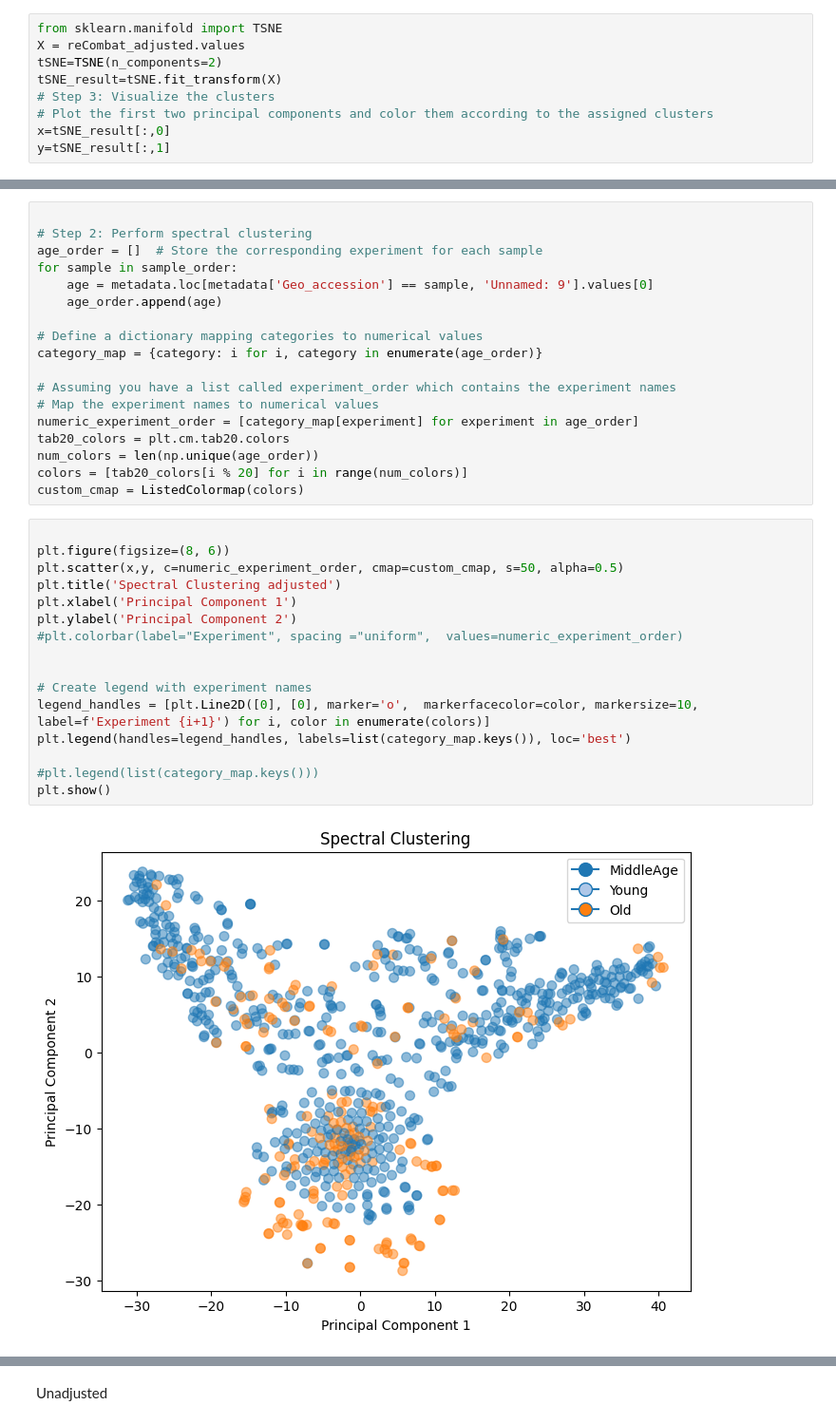
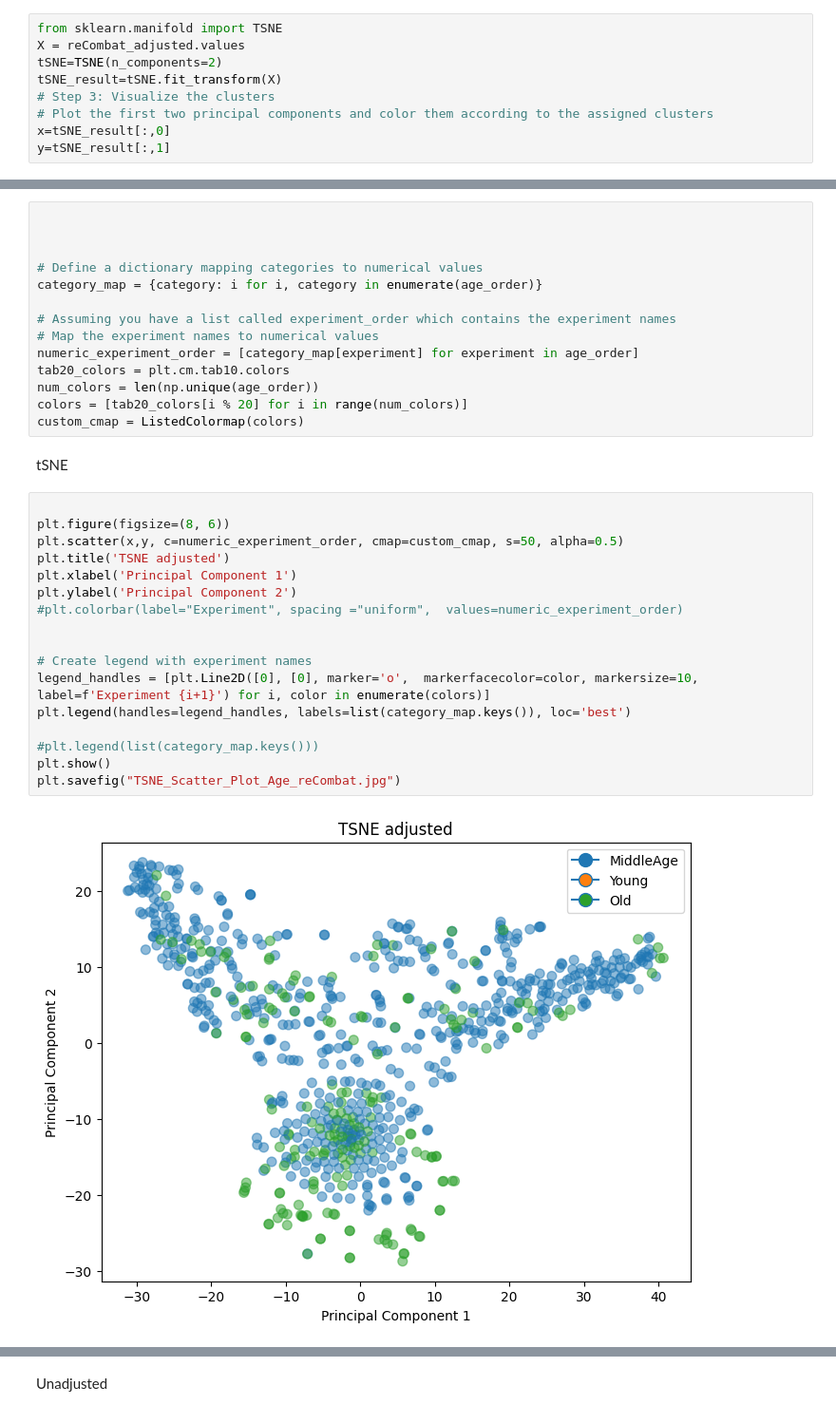
Before and after one commit to GuerreroVazquez/Test_DEG_methods-single_cell, a Jupyter notebook: batch_correction/reComBat-main/reComBat/Batch_correction_python.ipynb, the cells around one changed output, grey strips where cells are left out. Shown at 95% size. Cells and saved outputs as stored; diff of their text form.

```diff
--- a/batch_correction/reComBat-main/reComBat/Batch_correction_python.ipynb
+++ b/batch_correction/reComBat-main/reComBat/Batch_correction_python.ipynb
@@ -112,10 +133,6 @@ plt.show()
 # %%
 
-# Step 2: Perform spectral clustering
-age_order = []  # Store the corresponding experiment for each sample
-for sample in sample_order:
-    age = metadata.loc[metadata['Geo_accession'] == sample, 'Unnamed: 9'].values[0]
-    age_order.append(age)
+
 
 # Define a dictionary mapping categories to numerical values
 category_map = {category: i for i, category in enumerate(age_order)}
@@ -123,25 +140,28 @@ category_map = {category: i for i, category in enumerate(age_order)}
 # Assuming you have a list called experiment_order which contains the experiment names
 # Map the experiment names to numerical values
 numeric_experiment_order = [category_map[experiment] for experiment in age_order]
-tab20_colors = plt.cm.tab20.colors
+tab20_colors = plt.cm.tab10.colors
 num_colors = len(np.unique(age_order))
 colors = [tab20_colors[i % 20] for i in range(num_colors)]
 custom_cmap = ListedColormap(colors)
+# %% [markdown]
+tSNE
 # %%
 
 plt.figure(figsize=(8, 6))
 plt.scatter(x,y, c=numeric_experiment_order, cmap=custom_cmap, s=50, alpha=0.5)
-plt.title('Spectral Clustering adjusted')
+plt.title('TSNE adjusted')
 plt.xlabel('Principal Component 1')
 plt.ylabel('Principal Component 2')
 #plt.colorbar(label="Experiment", spacing ="uniform",  values=numeric_experiment_order)
 
 
 # Create legend with experiment names
 legend_handles = [plt.Line2D([0], [0], marker='o',  markerfacecolor=color, markersize=10, label=f'Experiment {i+1}') for i, color in enumerate(colors)]
 plt.legend(handles=legend_handles, labels=list(category_map.keys()), loc='best')
 
 #plt.legend(list(category_map.keys()))
 plt.show()
+plt.savefig("TSNE_Scatter_Plot_Age_reCombat.jpg")
 # %% [output]
-[figure, old version]
+[figure, new version]
```
Also changed, not shown: parts of 39 cells of this notebook, 8 other files.
